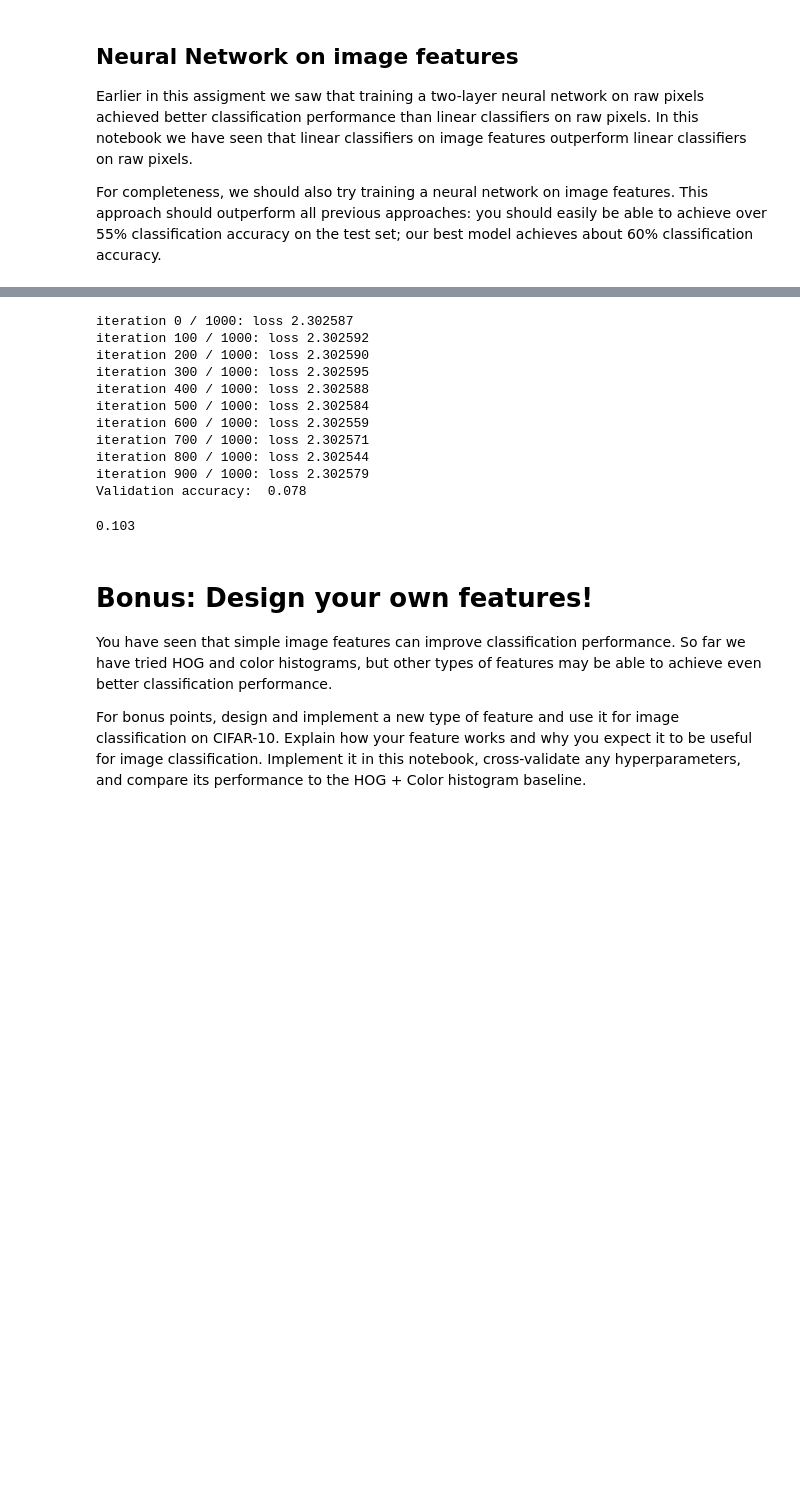
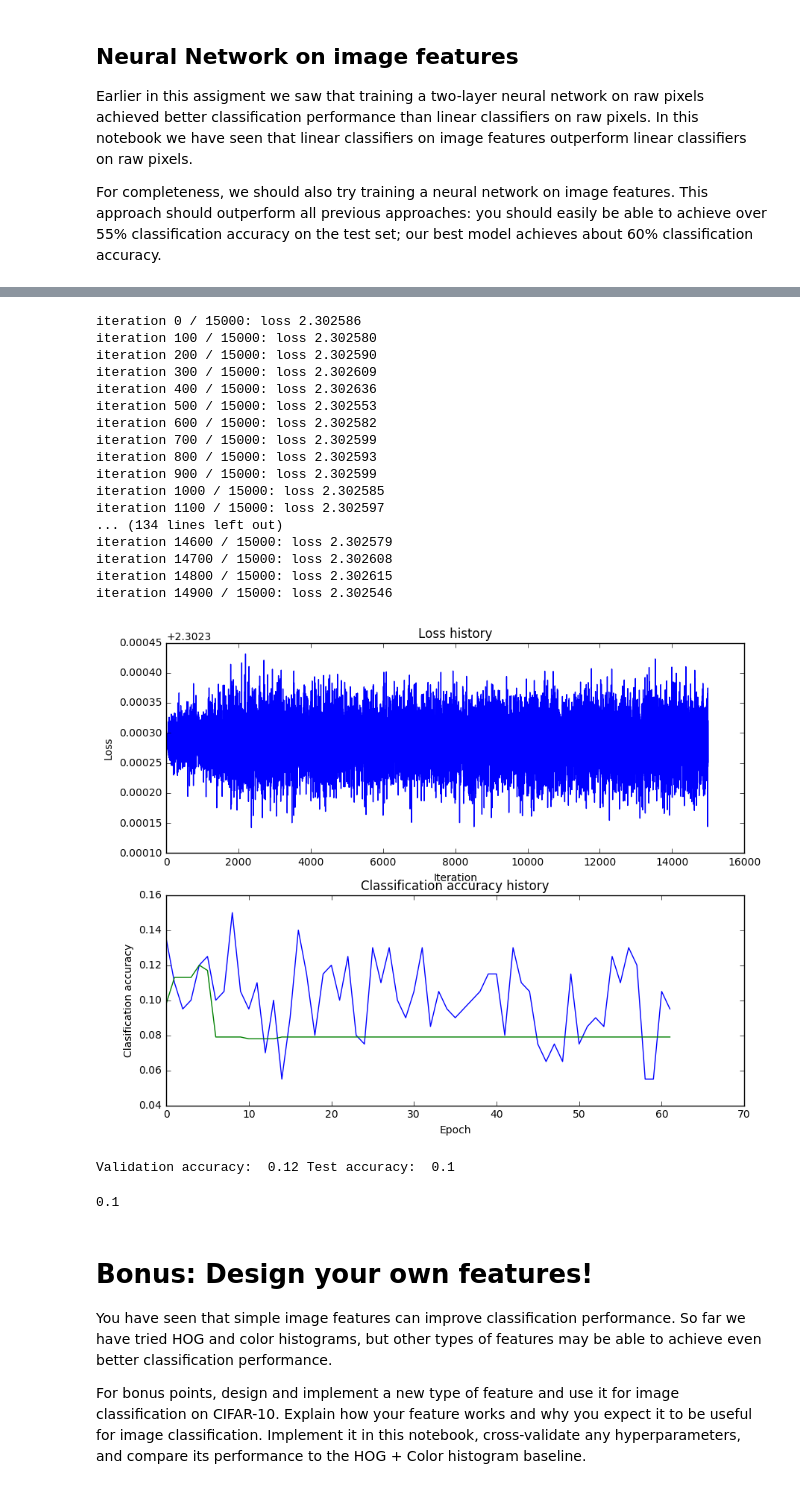
Before and after one commit to coderlifer/CS231n, a Jupyter notebook: assignment1/features.ipynb, the cells around one changed output, grey strips where cells are left out. Drawn from its saved outputs; the diff is of its cells as text; code cells hidden in the pictures; blank space fills up the shorter version.

```diff
--- a/assignment1/features.ipynb
+++ b/assignment1/features.ipynb
@@ -215,42 +215,72 @@ print X_train_feats.shape
 # %%
 from cs231n.classifiers.neural_net import TwoLayerNet
 
 input_dim = X_train_feats.shape[1]
 hidden_dim = 50
 num_classes = 10
 
 net = TwoLayerNet(input_dim, hidden_dim, num_classes)
 best_net = None
 
 ################################################################################
 # TODO: Train a two-layer neural network on image features. You may want to    #
 # cross-validate various parameters as in previous sections. Store your best   #
 # model in the best_net variable.                                              #
 ################################################################################
-# Train the network
+## Identical to visualization code above
+def visualize(stats):
+    plt.subplot(2, 1, 1)
+    plt.plot(stats['loss_history'])
+    plt.title('Loss history')
+    plt.xlabel('Iteration')
+    plt.ylabel('Loss')
+
+    plt.subplot(2, 1, 2)
+    plt.plot(stats['train_acc_history'], label='train')
+    plt.plot(stats['val_acc_history'], label='val')
+    plt.title('Classification accuracy history')
+    plt.xlabel('Epoch')
+    plt.ylabel('Clasification accuracy')
+    plt.show()
+
+## Train the network
 stats = net.train(X_train_feats, y_train, X_val_feats, y_val,
-            num_iters=1000, batch_size=200,
-            learning_rate=1e-3, learning_rate_decay=1.0,
+            num_iters=15000, batch_size=200,
+            learning_rate=1e-3, learning_rate_decay=0.91,
             reg=0.028, verbose=True)
 
-# Predict on the validation set
-val_acc = np.mean(net.predict(X_val_feats) == y_val)
-print 'Validation accuracy: ', val_acc
+best_net = net
+
+## Best accuracy on the validation set
+stats['best_val_acc'] = max(stats['val_acc_history'])
+
+visualize(stats)
+
+test_acc = np.mean(net.predict(X_test_feats) == y_test)
+print 'Validation accuracy: ', stats['best_val_acc'], 'Test accuracy: ', test_acc
 ################################################################################
 #                              END OF YOUR CODE                                #
 ################################################################################
 # %% [output]
-iteration 0 / 1000: loss 2.302587
-iteration 100 / 1000: loss 2.302592
-iteration 200 / 1000: loss 2.302590
-iteration 300 / 1000: loss 2.302595
-iteration 400 / 1000: loss 2.302588
-iteration 500 / 1000: loss 2.302584
-iteration 600 / 1000: loss 2.302559
-iteration 700 / 1000: loss 2.302571
-iteration 800 / 1000: loss 2.302544
-iteration 900 / 1000: loss 2.302579
-Validation accuracy:  0.078
+iteration 0 / 15000: loss 2.302586
+iteration 100 / 15000: loss 2.302580
+iteration 200 / 15000: loss 2.302590
+iteration 300 / 15000: loss 2.302609
+iteration 400 / 15000: loss 2.302636
+iteration 500 / 15000: loss 2.302553
+iteration 600 / 15000: loss 2.302582
+iteration 700 / 15000: loss 2.302599
+iteration 800 / 15000: loss 2.302593
+iteration 900 / 15000: loss 2.302599
+iteration 1000 / 15000: loss 2.302585
+iteration 1100 / 15000: loss 2.302597
+... (134 lines left out)
+iteration 14600 / 15000: loss 2.302579
+iteration 14700 / 15000: loss 2.302608
+iteration 14800 / 15000: loss 2.302615
+iteration 14900 / 15000: loss 2.302546
+[figure, added]
+Validation accuracy:  0.12 Test accuracy:  0.1
 # %%
 # Run your neural net classifier on the test set. You should be able to
 # get more than 55% accuracy.
@@ -258,7 +288,7 @@ Validation accuracy:  0.078
 test_acc = (net.predict(X_test_feats) == y_test).mean()
 print test_acc
 # %% [output]
-0.103
+0.1
 # %% [markdown]
 # Bonus: Design your own features!
 
```
Also changed, not shown: parts of 4 cells of this notebook, 3 other files.
